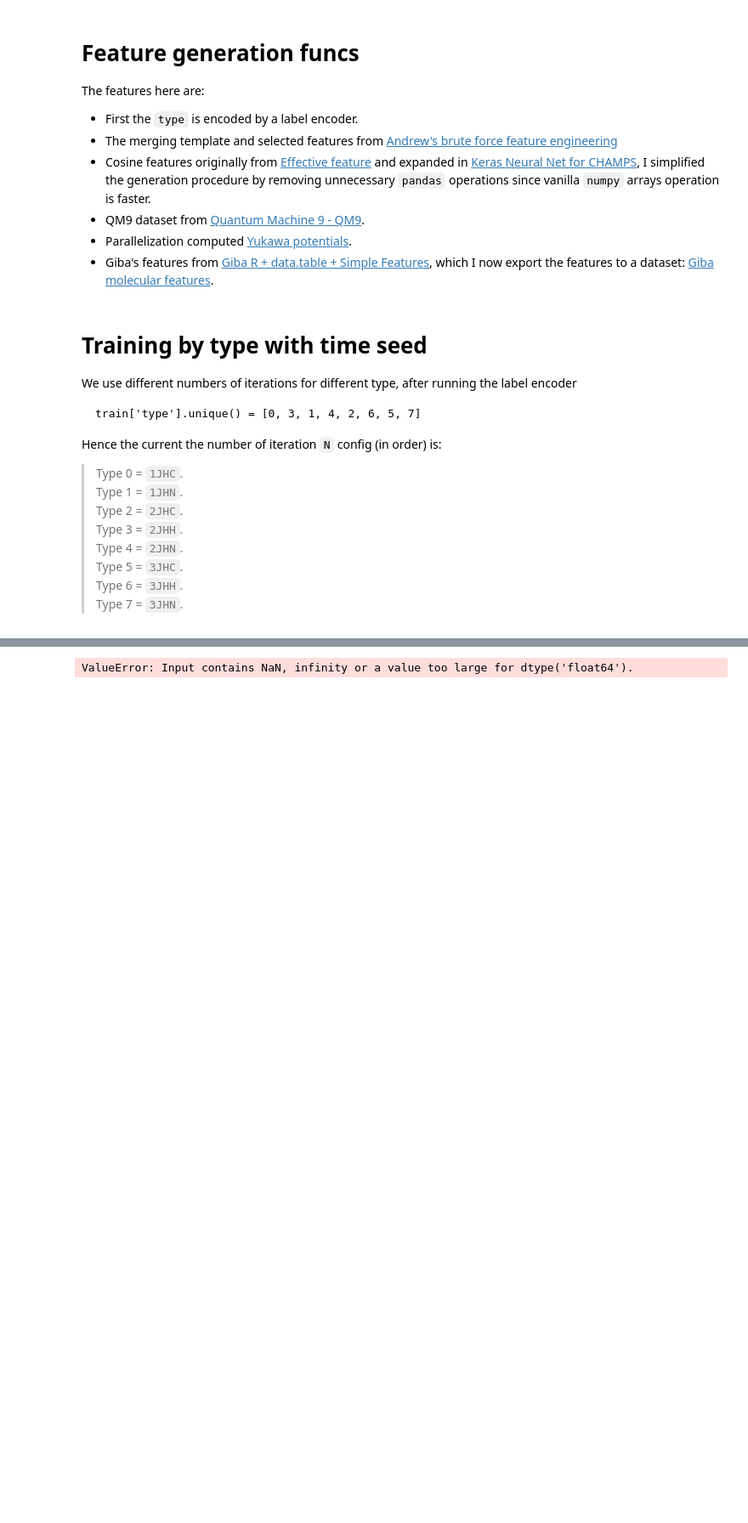
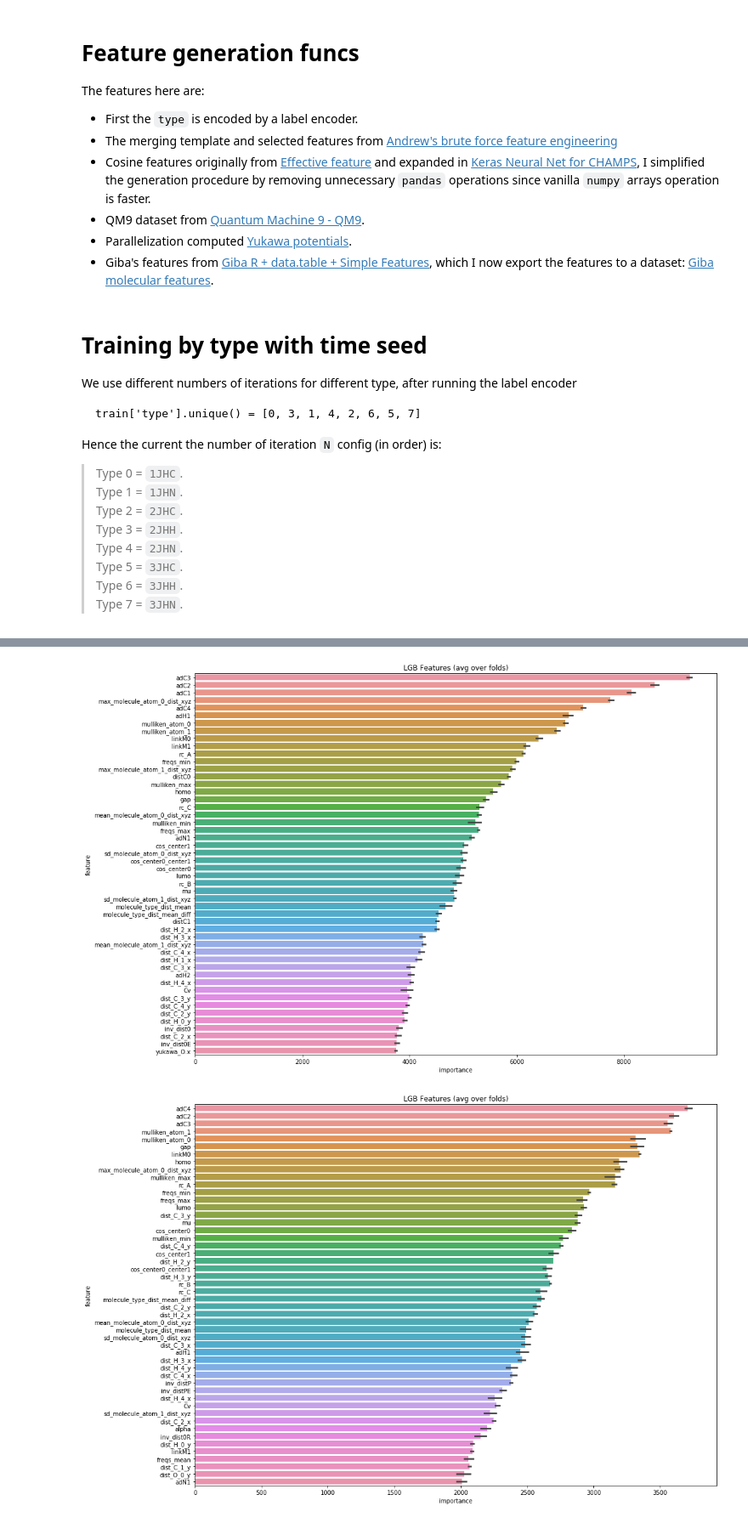
Before and after one commit to Rexhaif/Kaggle-CHAMPS, a Jupyter notebook: experiments/no-memory-reduction-workflow-for-each-type-lb-1-28.ipynb, the cells around one changed output, grey strips where cells are left out. Shown at 85% size. Drawn from its saved outputs; the diff is of its cells as text; code cells hidden in the pictures; blank space fills up the shorter version.

```diff
--- a/experiments/no-memory-reduction-workflow-for-each-type-lb-1-28.ipynb
+++ b/experiments/no-memory-reduction-workflow-for-each-type-lb-1-28.ipynb
@@ -695,6 +678,8 @@ lgb_params = {
 linreg_params = {
     'n_jobs': -1
 }
+# %%
+importances = []
 # %%
 X_short = pd.DataFrame({'ind': list(train.index),
                         'type': train['type'].values,
@@ -757,15 +742,17 @@ for t in train['type'].unique():
 
 
     result_dict_lgb = train_model_regression(X=X_t, X_test=X_test_t,
-                                              y=y_t, params=linreg_params,
+                                              y=y_t, params=lgb_params,
                                               folds=folds,
-                                              model_type='sklearn-linreg',
+                                              model_type='lgb',
                                               eval_metric='mae',
-                                              plot_feature_importance=False,
+                                              plot_feature_importance=True,
                                               verbose=2000, early_stopping_rounds=200,
-                                              n_estimators=n_estimators[t]*2)
+                                              n_estimators=n_estimators[t])
     del X_t, X_test_t
     gc.collect()
+
+    importances.append((type_, result_dict_lgb['feature_importance']))
 
     X_short.loc[X_short['type'] == t, 'oof'] = result_dict_lgb['oof']
     X_short_test.loc[X_short_test['type'] == t, 'prediction'] = result_dict_lgb['prediction']
@@ -780 +780,2 @@ Fold 1 started at Sat Jul 20 18:28:19 2019
-ValueError: Input contains NaN, infinity or a value too large for dtype('float64').
+[figure, added]
+[figure, added]
```
Also changed, not shown: parts of 5 cells of this notebook, 11 other files.
